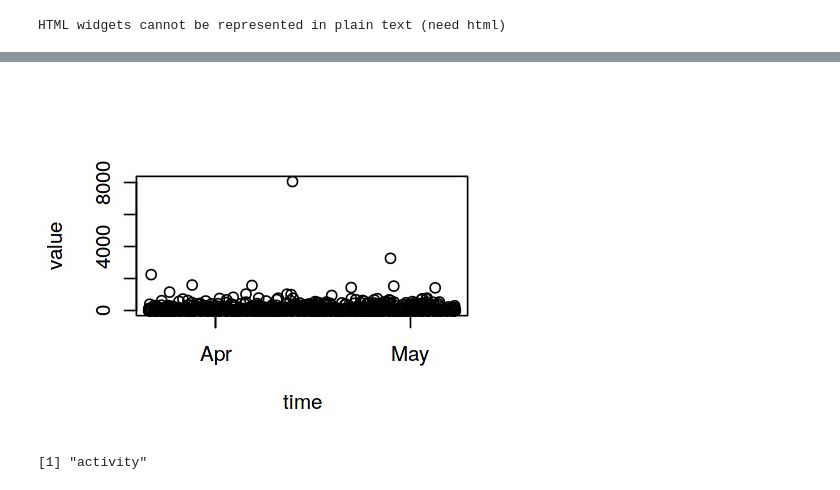
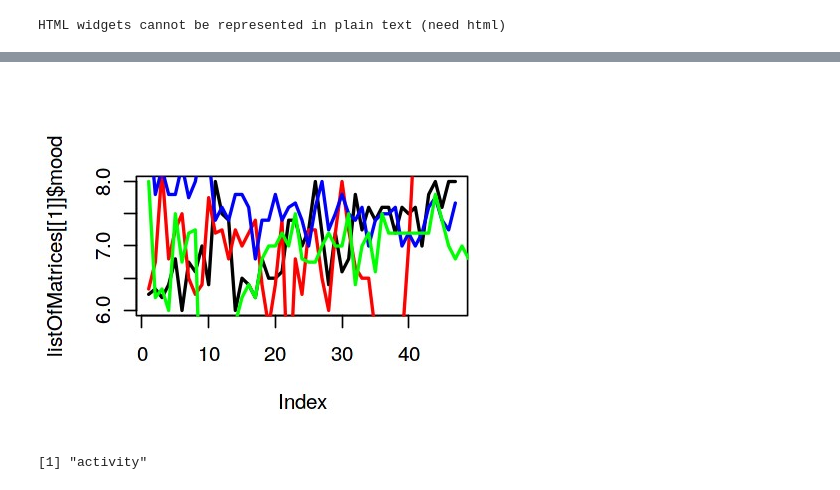
Before and after one commit to cjidboon94/DataMiningTechniques2018, a Jupyter notebook: Ass1/exploratoryR.ipynb, the cells around one changed output, grey strips where cells are left out. Drawn from its saved outputs; the diff is of its cells as text; code cells hidden in the pictures.

```diff
--- a/Ass1/exploratoryR.ipynb
+++ b/Ass1/exploratoryR.ipynb
@@ -17,13 +16,0 @@ head(table)
-# %%
-single = table[table$id=="AS14.03",]
-singleMood = table[table$id=="AS14.03" & table$variable=="mood",]
-singleCall = table[table$id=="AS14.03" & table$variable=="call",]
-singleSMS = table[table$id=="AS14.03" & table$variable=="sms",]
-singleGame = table[table$id=="AS14.03" & table$variable=="appCat.game",]
-singleBuiltin = table[table$id=="AS14.03" & table$variable=="appCat.builtin",]
-singleEntertainment = table[table$id=="AS14.03" & table$variable=="appCat.entertainment",]
-print(length(singleMood[,1]))
-print(length(singleCall[,1]))
-print(length(singleSMS[,1]))
-print(length(singleGame[,1]))
-print(length(singleBuiltin[,1]))
@@ -174,7 +206,13 @@ $activity
-# %%
-plot(singleEntertainment[,c(3,5)])
-# %% [output]
-[figure, removed]
+# %%
+plot(listOfMatrices[[1]]$mood, type="l", lwd=2)
+lines(listOfMatrices[[2]]$mood, col='red', lwd=2)
+lines(listOfMatrices[[3]]$mood, col='blue', lwd=2)
+lines(listOfMatrices[[4]]$mood, col='green', lwd=2)
+# lo <- loess(aggregated$mood$value~as.numeric(aggregated$mood$time))
+# plot(as.numeric(aggregated$mood$time), aggregated$mood$value)
+# lines(lo, col='red', lwd=2)
+# %% [output]
+[figure, added]
 # %%
 traki = merge(aggregated[1][[1]],aggregated[2][[1]], by="time", suffixes=c("ab", "cd"))
 names(traki) <- c("time", "asd", "123")
```
Also changed, not shown: parts of 13 cells of this notebook, 3 other files.
